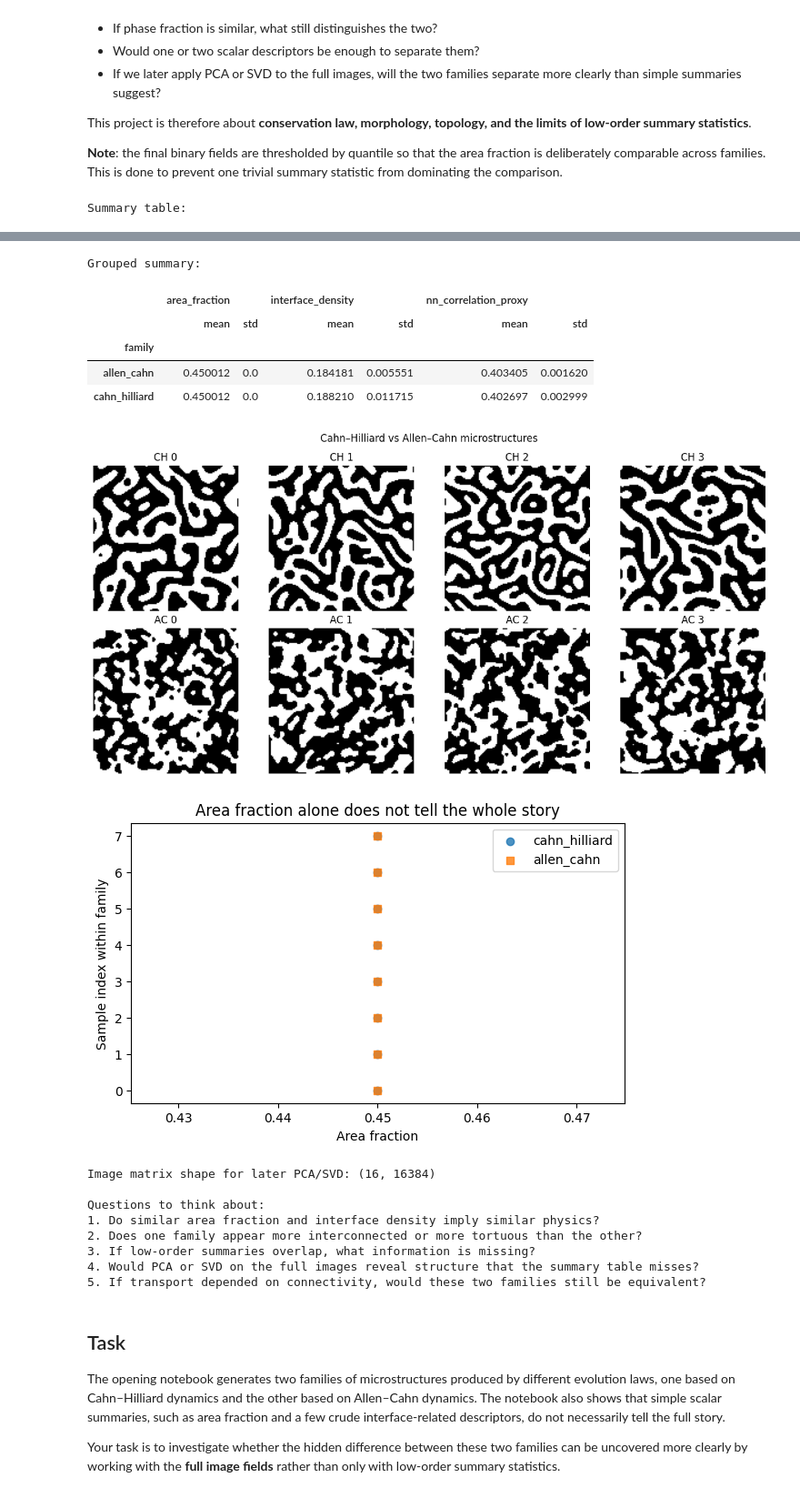
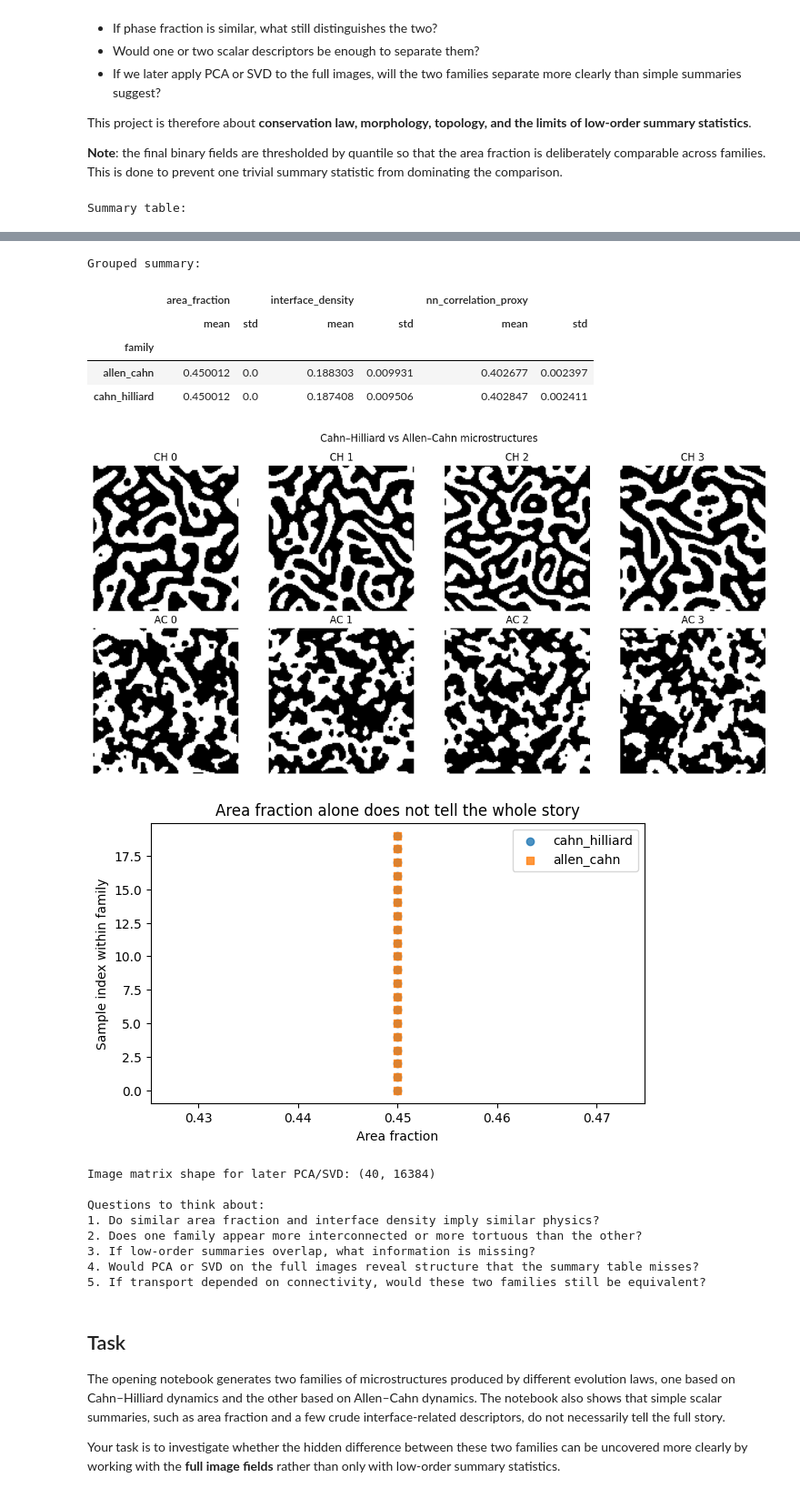
Before and after one commit to NeelPhere/the-doppelganger-problem, a Jupyter notebook: doppelgangers_problem.ipynb, the cells around one changed output, grey strips where cells are left out. Shown at 91% size. Cells and saved outputs as stored; diff of their text form; code cells hidden in the pictures.

```diff
--- a/doppelgangers_problem.ipynb
+++ b/doppelgangers_problem.ipynb
@@ -99,7 +99,7 @@ nx, ny = 128, 128
 dx = 1.0
 dy = 1.0
 
-n_each = 8
+n_each = 20 #increase this for more samples, but can increase runtime and memory
 target_fraction = 0.45
 
 dt_ch = 0.15
@@ -345,12 +345,12 @@ Summary table:
 Grouped summary:
 |  | area_fraction |  | interface_density |  | nn_correlation_proxy |  |
 |  | mean | std | mean | std | mean | std |
 | family |  |  |  |  |  |  |
-| allen_cahn | 0.450012 | 0.0 | 0.184181 | 0.005551 | 0.403405 | 0.001620 |
-| cahn_hilliard | 0.450012 | 0.0 | 0.188210 | 0.011715 | 0.402697 | 0.002999 |
+| allen_cahn | 0.450012 | 0.0 | 0.188303 | 0.009931 | 0.402677 | 0.002397 |
+| cahn_hilliard | 0.450012 | 0.0 | 0.187408 | 0.009506 | 0.402847 | 0.002411 |
-[figure, old version]
+[figure, new version]
-[figure, old version]
+[figure, new version]
-Image matrix shape for later PCA/SVD: (16, 16384)
+Image matrix shape for later PCA/SVD: (40, 16384)
 
 Questions to think about:
 1. Do similar area fraction and interface density imply similar physics?
```
Also changed, not shown: parts of 14 cells of this notebook.
